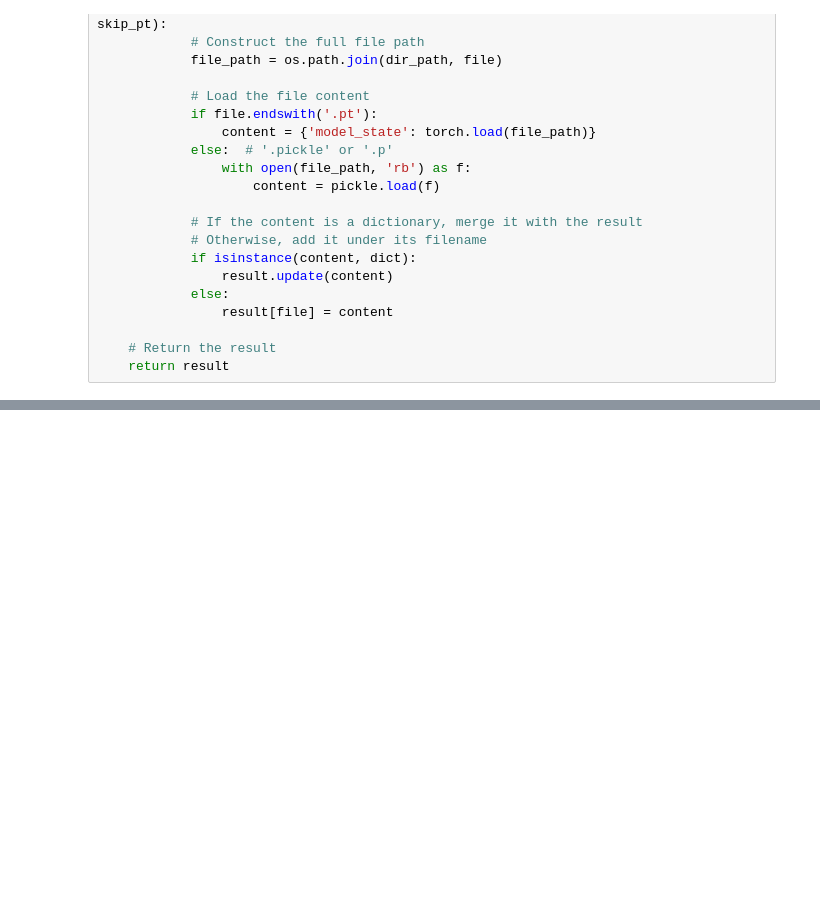
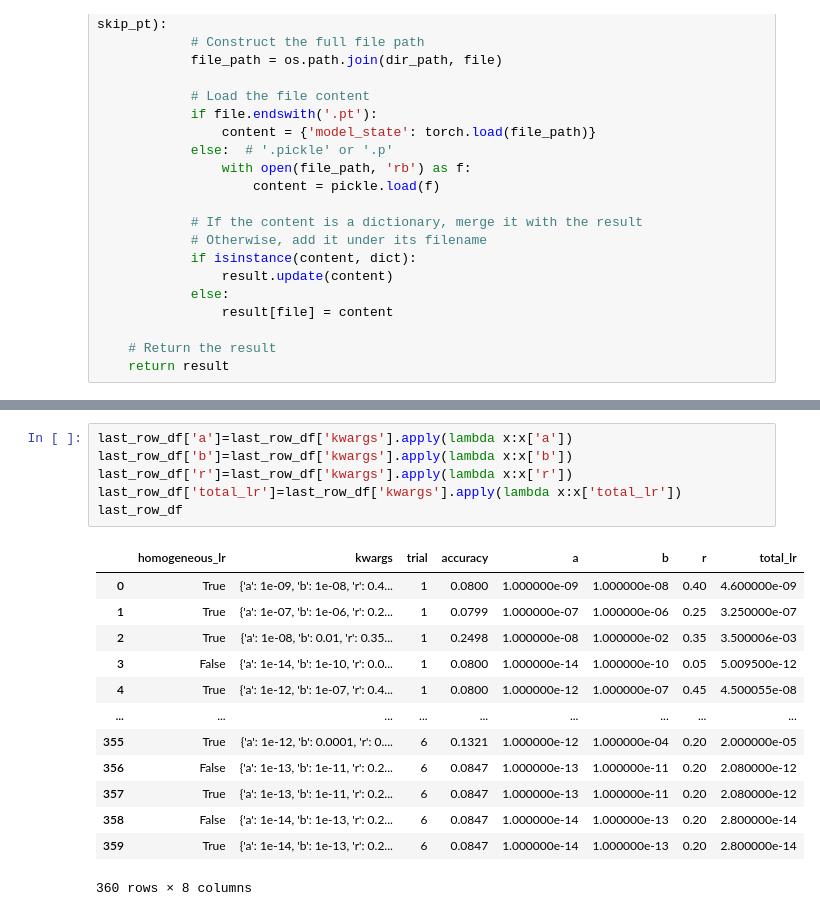
Before and after one commit to NitzanLux/Heterogeneous_Networks, a Jupyter notebook: evaluate_permuted_mnist.ipynb, the cells around one changed output, grey strips where cells are left out. Cells and saved outputs as stored; diff of their text form; blank space fills up the shorter version.

```diff
--- a/evaluate_permuted_mnist.ipynb
+++ b/evaluate_permuted_mnist.ipynb
@@ -205,0 +228,20 @@ plt.show()
+# %%
+last_row_df['a']=last_row_df['kwargs'].apply(lambda x:x['a'])
+last_row_df['b']=last_row_df['kwargs'].apply(lambda x:x['b'])
+last_row_df['r']=last_row_df['kwargs'].apply(lambda x:x['r'])
+last_row_df['total_lr']=last_row_df['kwargs'].apply(lambda x:x['total_lr'])
+last_row_df
+# %% [output]
+|  | homogeneous_lr | kwargs | trial | accuracy | a | b | r | total_lr |
+| 0 | True | {'a': 1e-09, 'b': 1e-08, 'r': 0.4... | 1 | 0.0800 | 1.000000e-09 | 1.000000e-08 | 0.40 | 4.600000e-09 |
+| 1 | True | {'a': 1e-07, 'b': 1e-06, 'r': 0.2... | 1 | 0.0799 | 1.000000e-07 | 1.000000e-06 | 0.25 | 3.250000e-07 |
+| 2 | True | {'a': 1e-08, 'b': 0.01, 'r': 0.35... | 1 | 0.2498 | 1.000000e-08 | 1.000000e-02 | 0.35 | 3.500006e-03 |
+| 3 | False | {'a': 1e-14, 'b': 1e-10, 'r': 0.0... | 1 | 0.0800 | 1.000000e-14 | 1.000000e-10 | 0.05 | 5.009500e-12 |
+| 4 | True | {'a': 1e-12, 'b': 1e-07, 'r': 0.4... | 1 | 0.0800 | 1.000000e-12 | 1.000000e-07 | 0.45 | 4.500055e-08 |
+| ... | ... | ... | ... | ... | ... | ... | ... | ... |
+| 355 | True | {'a': 1e-12, 'b': 0.0001, 'r': 0.... | 6 | 0.1321 | 1.000000e-12 | 1.000000e-04 | 0.20 | 2.000000e-05 |
+| 356 | False | {'a': 1e-13, 'b': 1e-11, 'r': 0.2... | 6 | 0.0847 | 1.000000e-13 | 1.000000e-11 | 0.20 | 2.080000e-12 |
+| 357 | True | {'a': 1e-13, 'b': 1e-11, 'r': 0.2... | 6 | 0.0847 | 1.000000e-13 | 1.000000e-11 | 0.20 | 2.080000e-12 |
+| 358 | False | {'a': 1e-14, 'b': 1e-13, 'r': 0.2... | 6 | 0.0847 | 1.000000e-14 | 1.000000e-13 | 0.20 | 2.800000e-14 |
+| 359 | True | {'a': 1e-14, 'b': 1e-13, 'r': 0.2... | 6 | 0.0847 | 1.000000e-14 | 1.000000e-13 | 0.20 | 2.800000e-14 |
+360 rows × 8 columns
```
Also changed, not shown: parts of 4 cells of this notebook, 2 other files.
